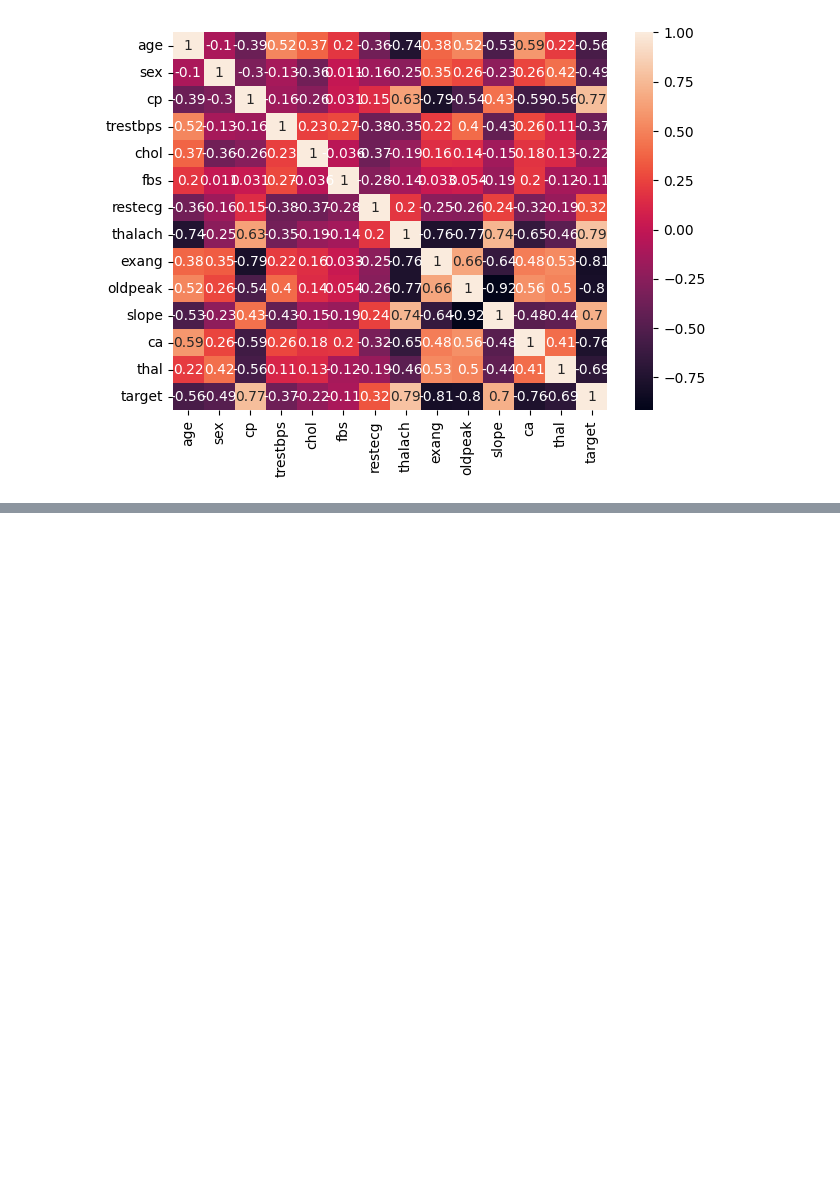
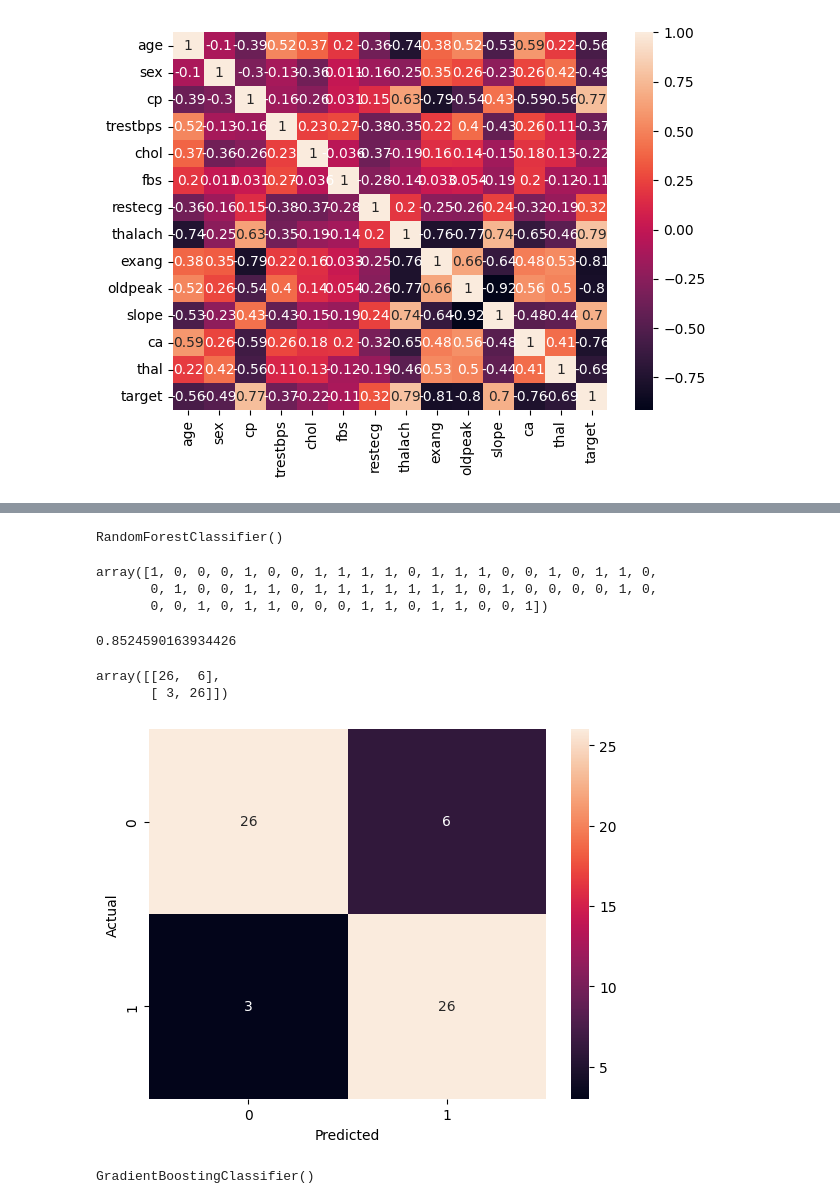
Before and after one commit to sonam7-stack/Credit-Card-Fraud-Detection, a Jupyter notebook: Heart_Disease.ipynb, the cells around one changed output, grey strips where cells are left out. Cells and saved outputs as stored; diff of their text form; code cells hidden in the pictures; blank space fills up the shorter version.

```diff
--- a/Heart_Disease.ipynb
+++ b/Heart_Disease.ipynb
@@ -177,0 +213,42 @@ plt.show()
+# %%
+#using random forest:
+from sklearn.ensemble import RandomForestClassifier
+rf=RandomForestClassifier()
+rf.fit(x_train,y_train)
+rf
+# %% [output]
+RandomForestClassifier()
+# %%
+#check prediction
+rf_pred=rf.predict(x_test)
+rf_pred
+# %% [output]
+array([1, 0, 0, 0, 1, 0, 0, 1, 1, 1, 1, 0, 1, 1, 1, 0, 0, 1, 0, 1, 1, 0,
+       0, 1, 0, 0, 1, 1, 0, 1, 1, 1, 1, 1, 1, 1, 0, 1, 0, 0, 0, 0, 1, 0,
+       0, 0, 1, 0, 1, 1, 0, 0, 0, 1, 1, 0, 1, 1, 0, 0, 1])
+# %%
+#checking the accuracy:
+accuracy_score(y_test,rf_pred)
+# %% [output]
+0.8524590163934426
+# %%
+confusion_matrix(y_test,rf_pred)
+# %% [output]
+array([[26,  6],
+       [ 3, 26]])
+# %%
+cm=confusion_matrix(y_test,rf_pred)
+sns.heatmap(cm,annot=True,fmt='d')
+plt.xlabel('Predicted')
+plt.ylabel('Actual')
+plt.show()
+# %% [output]
+[figure, added]
+# %%
+#using gradient boosting machine
+from sklearn.ensemble import GradientBoostingClassifier
+gb=GradientBoostingClassifier()
+gb.fit(x_train,y_train)
+gb
+# %% [output]
+GradientBoostingClassifier()
```
Also changed, not shown: parts of 14 cells of this notebook.
